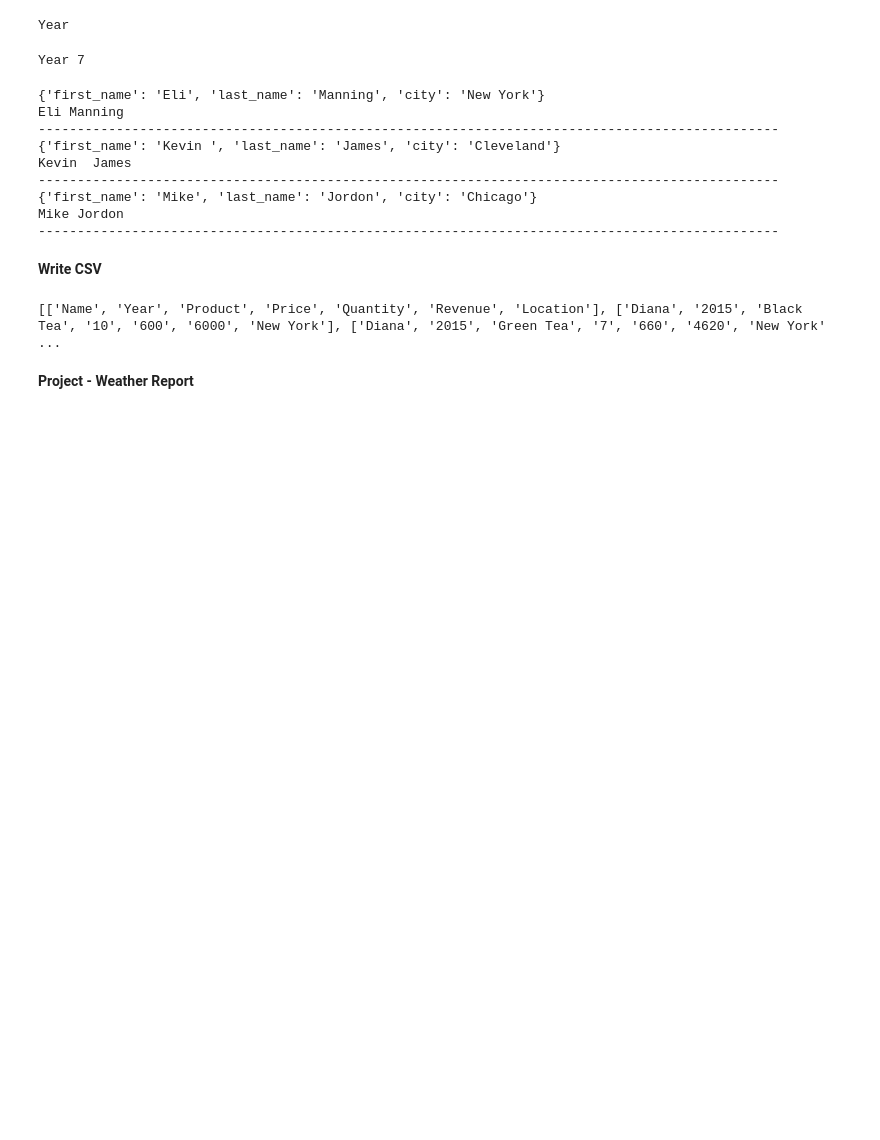
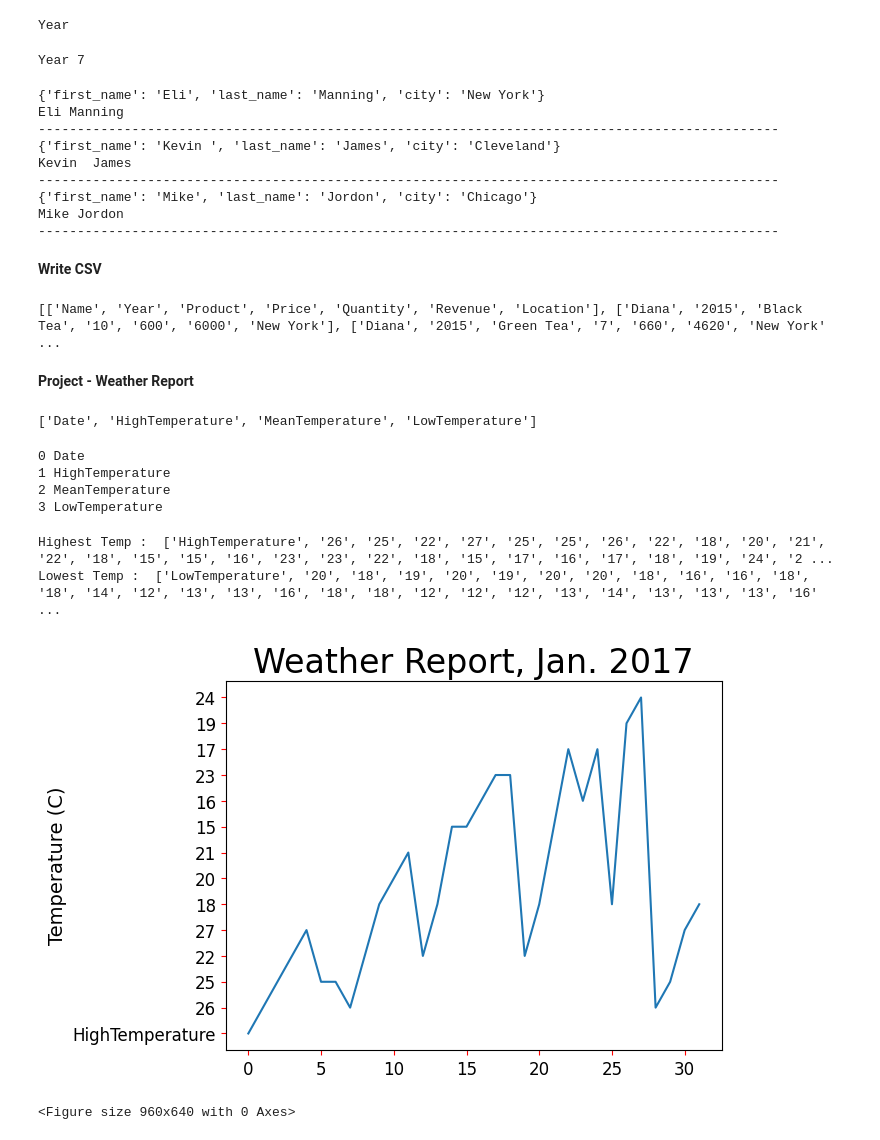
Before and after one commit to BingHung/AI, a Jupyter notebook: Python_CSV.ipynb, the cells around one changed output. Drawn from its saved outputs; the diff is of its cells as text; code cells hidden in the pictures; blank space fills up the shorter version.

```diff
--- a/Python_CSV.ipynb
+++ b/Python_CSV.ipynb
@@ -135,3 +135,47 @@ with open(fn,'w',newline='') as csvFile:
     dictWriter.writerow(row)
 # %% [markdown]
 **Project - Weather Report**
+# %%
+import csv
+
+fn = 'TaipeiWeatherJan.csv'
+with open(fn) as csvFile:
+  csvReader = csv.reader(csvFile)
+  headerRow = next(csvReader) #read next line
+print(headerRow)
+# %% [output]
+['Date', 'HighTemperature', 'MeanTemperature', 'LowTemperature']
+# %%
+for i, header in enumerate(headerRow): #enumerate()
+  print(i,header)
+# %% [output]
+0 Date
+1 HighTemperature
+2 MeanTemperature
+3 LowTemperature
+# %%
+with open(fn) as csvFile:
+  csvReader = csv.reader(csvFile)
+  highTemps, lowTemps = [],[]
+  for row in csvReader:
+    highTemps.append(row[1])
+    lowTemps.append(row[3])
+
+print("Highest Temp : ",highTemps)
+print("Lowest Temp : ",lowTemps)
+# %% [output]
+Highest Temp :  ['HighTemperature', '26', '25', '22', '27', '25', '25', '26', '22', '18', '20', '21', '22', '18', '15', '15', '16', '23', '23', '22', '18', '15', '17', '16', '17', '18', '19', '24', '2 ...
+Lowest Temp :  ['LowTemperature', '20', '18', '19', '20', '19', '20', '20', '18', '16', '16', '18', '18', '14', '12', '13', '13', '16', '18', '18', '12', '12', '12', '13', '14', '13', '13', '13', '16' ...
+# %%
+import matplotlib.pyplot as plt
+
+plt.plot(highTemps)
+plt.title("Weather Report, Jan. 2017", fontsize=24)
+plt.xlabel("",fontsize=14)
+plt.ylabel("Temperature (C)", fontsize=14)
+plt.tick_params(axis='both', labelsize=12, color='red')
+plt.figure(dpi=80, figsize=(12,8))
+plt.show()
+# %% [output]
+[figure, added]
+<Figure size 960x640 with 0 Axes>
```
Also changed, not shown: parts of 1 cell of this notebook.
